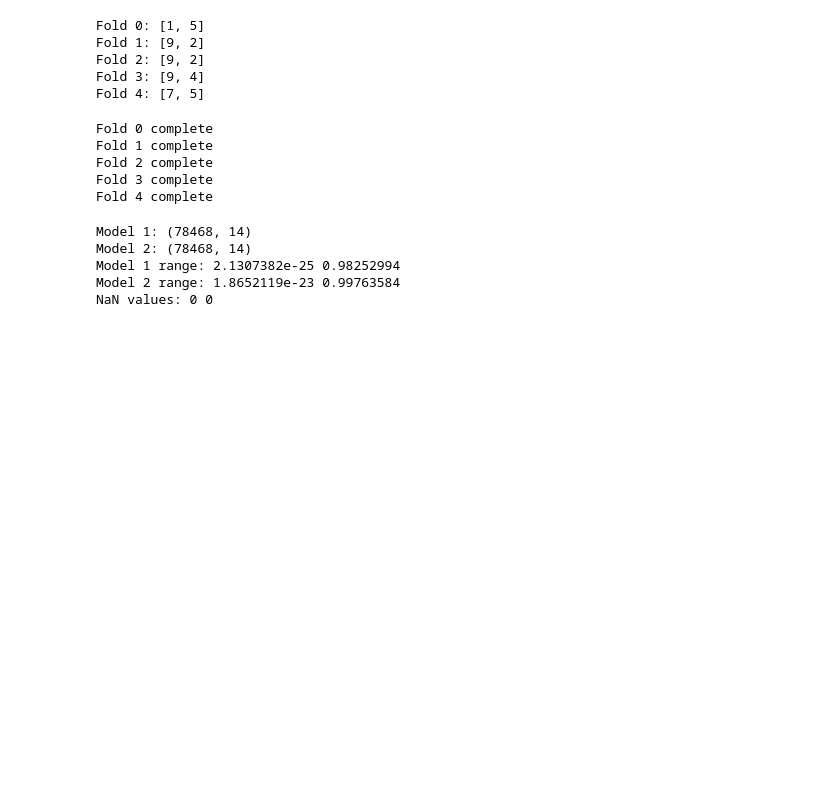
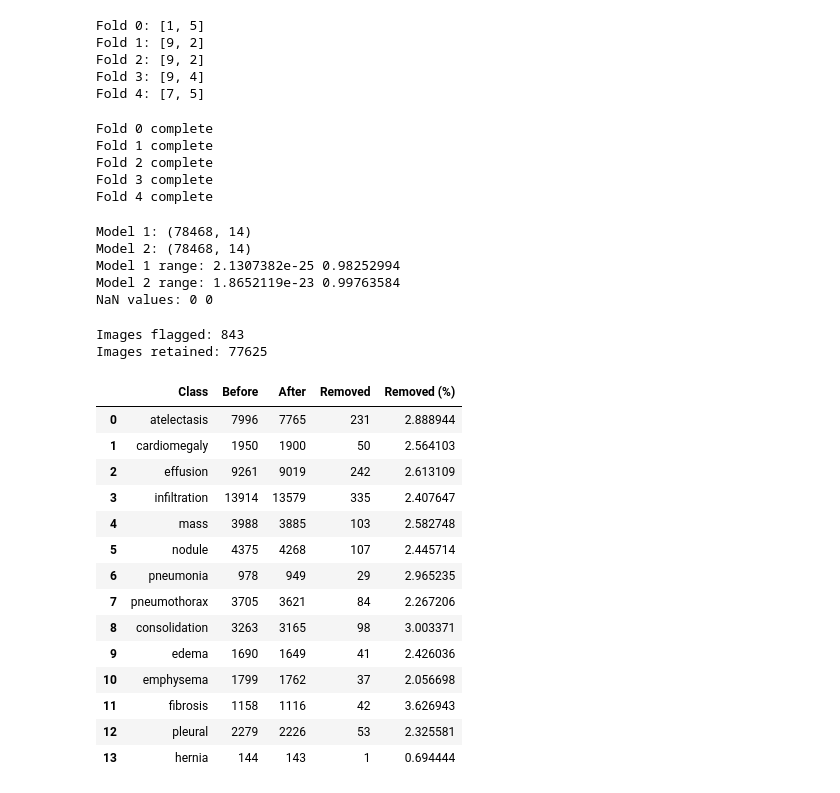
Before and after one commit to HawkWeldon/ML, a Jupyter notebook: Project_Blue/reject.ipynb, the cells around one changed output. Drawn from its saved outputs; the diff is of its cells as text; code cells hidden in the pictures; blank space fills up the shorter version.

```diff
--- a/Project_Blue/reject.ipynb
+++ b/Project_Blue/reject.ipynb
@@ -267,0 +284,30 @@ np.savez_compressed("resnet_oof_predictions.npz", probs_1=oof_probs_1, probs_2=o
+# %%
+class_names = list(INFO["chestmnist"]["label"].values())
+
+before = train_labels.sum(axis=0)
+after = train_labels[~remove_mask].sum(axis=0)
+
+removal_df = pd.DataFrame({"Class": class_names, "Before": before, "After": after, "Removed": before - after, "Removed (%)": 100 * (before - after) / before})
+
+print("Images flagged:", remove_mask.sum())
+print("Images retained:", (~remove_mask).sum())
+
+display(removal_df)
+# %% [output]
+Images flagged: 843
+Images retained: 77625
+|  | Class | Before | After | Removed | Removed (%) |
+| 0 | atelectasis | 7996 | 7765 | 231 | 2.888944 |
+| 1 | cardiomegaly | 1950 | 1900 | 50 | 2.564103 |
+| 2 | effusion | 9261 | 9019 | 242 | 2.613109 |
+| 3 | infiltration | 13914 | 13579 | 335 | 2.407647 |
+| 4 | mass | 3988 | 3885 | 103 | 2.582748 |
+| 5 | nodule | 4375 | 4268 | 107 | 2.445714 |
+| 6 | pneumonia | 978 | 949 | 29 | 2.965235 |
+| 7 | pneumothorax | 3705 | 3621 | 84 | 2.267206 |
+| 8 | consolidation | 3263 | 3165 | 98 | 3.003371 |
+| 9 | edema | 1690 | 1649 | 41 | 2.426036 |
+| 10 | emphysema | 1799 | 1762 | 37 | 2.056698 |
+| 11 | fibrosis | 1158 | 1116 | 42 | 3.626943 |
+| 12 | pleural | 2279 | 2226 | 53 | 2.325581 |
+| 13 | hernia | 144 | 143 | 1 | 0.694444 |
```
Also changed, not shown: parts of 13 cells of this notebook, 1 other file.
